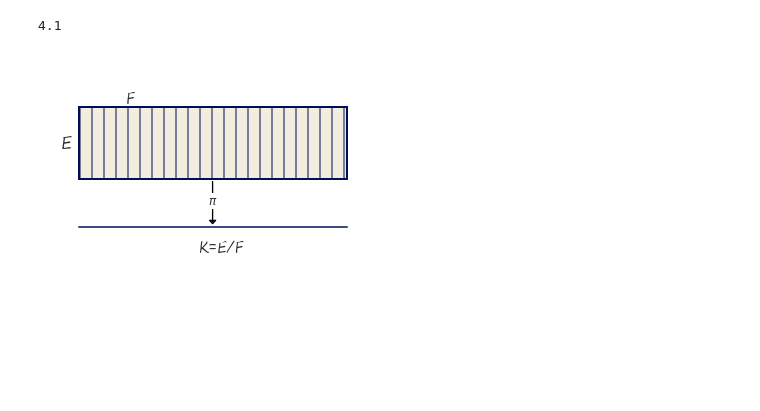
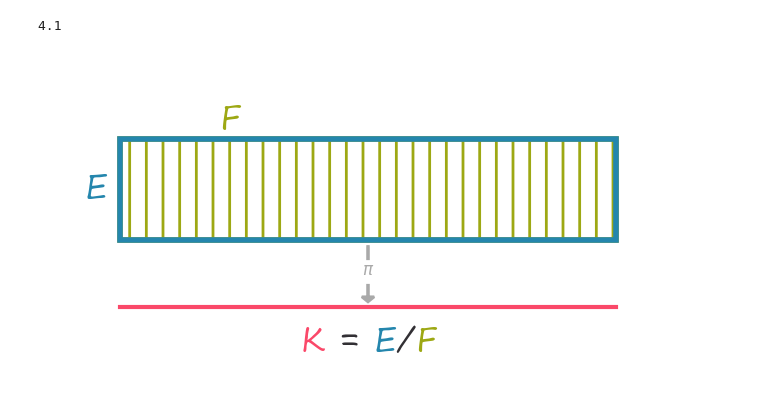
Before and after one commit to story645/proposal, a Jupyter notebook: figures/data_figures.ipynb, the cells around one changed output. Drawn from its saved outputs; the diff is of its cells as text; code cells hidden in the pictures; blank space fills up the shorter version.

```diff
--- a/figures/data_figures.ipynb
+++ b/figures/data_figures.ipynb
@@ -8,20 +8,22 @@ import matplotlib.patches as mpatches
 import matplotlib.collections as mcollections
 import matplotlib.path as mpath
 import matplotlib.pyplot as plt
+from matplotlib.offsetbox import AnchoredText
 
 from matplotlib import rcParams
 
-
+import highlight_text as ht
 import themepy
 
 theme = themepy.Theme('paper')
-paper_path = Path('../../../paper/figures/')
-slide_path = Path('../../../slides/figures/math/')
-proposal_path = Path('../../../draft/figures/math/')
+paper_path = Path('../paper/figures/')
+slide_path = Path('../slides/figures/math/')
+proposal_path = Path('../draft/figures/math/')
 #rcParams['path.sketch'] = (.5, 25, 20)
 
 %matplotlib inline
 # %%
 rcParams['font.family'] = 'Segoe Print'
+rcParams['figure.dpi'] = 200
 # %%
 fc = rcParams['axes.facecolor']
@@ -257,17 +230,37 @@ fig.savefig(proposal_path/"fiberbundle.png", bbox_inches='tight', facecolor='whi
 # %% [output]
 4.1
 # %%
-fig, ax = plt.subplots()
-E = mpatches.Rectangle((0.1, 0.4), .8, .3,  hatch='|', facecolor=ax.get_facecolor(), edgecolor='C0', linewidth=2)
+fcolor = '#9DA814'
+kcolor = '#FA4869'
+ecolor = '#2486AD'
+labelsize= 12
+fig, ax = plt.subplots(figsize=(4,2))
+ex, ey = 0.1, 0.4
+h = .3
+w = .8
+F = mpatches.Rectangle((ex, ey),  w, h,   hatch='||', facecolor='white', edgecolor=fcolor, linewidth=2)
+ax.add_patch(F)
+ax.text(ex+w*.2, ey+h, 'F', va='bottom', ha='left', fontsize=labelsize, color=fcolor,
+       rotation_mode='anchor', transform_rotates_text=True)
+
+E = mpatches.Rectangle((ex, ey),  w, h, facecolor='none', edgecolor=ecolor, linewidth=2)
 ax.add_patch(E)
-ax.annotate('E', (.08, .55), ha='right', va='center', fontsize=16)
-line = ax.axhline(y=.2, xmin=0.1, xmax=0.9)
-ax.annotate('K=E/F', (.455, .1), fontsize=labelsize)
-ax.annotate('F', (.24, 0.72), fontsize=labelsize)
-ax.arrow(.5, .39, 0, -.16,  head_width=0.02, head_length=0.015)
-ax.annotate(r'$\pi$', (.5, 0.28), va='bottom', ha='center', fontsize=textsize, bbox={'color':'white', 'pad':0})
+ax.text(ex-.02, ey+h/2, 'E', ha='right', va='center', fontsize=labelsize, color=ecolor)
+
+y = .2
+xmin = 0.1
+xmax = 0.9
+line = ax.axhline(y=y, xmin=xmin, xmax=xmax, color=kcolor)
+ht.ax_text(xmin+(xmax-xmin)/2, y-.05, s='<K> = <E>/<F>',
+            ha='center', va='top', ax=ax,fontsize=labelsize,
+            highlight_textprops=[{'color':kcolor}, {'color':ecolor}, {'color':fcolor}])
+
+acolor = 'darkgray'
+l = .15
+ax.arrow(ex+w/2, ey-.02, 0, -l,  head_width=0.02, head_length=0.015, color=acolor)
+ax.text(ex+w/2, ey-.02-l/2, r'$\pi$', va='center', ha='center', color=acolor, fontsize=6, bbox={'color':'white', 'pad':0})
 ax.set(xlim=(0,1), ylim=(0,.9))
 ax.axis('off')
 fig.savefig(proposal_path/"k_qspace.png", bbox_inches='tight', facecolor='white')
 # %% [output]
-[figure, old version]
+[figure, new version]
```
Also changed, not shown: parts of 7 cells of this notebook, 2 other files.
